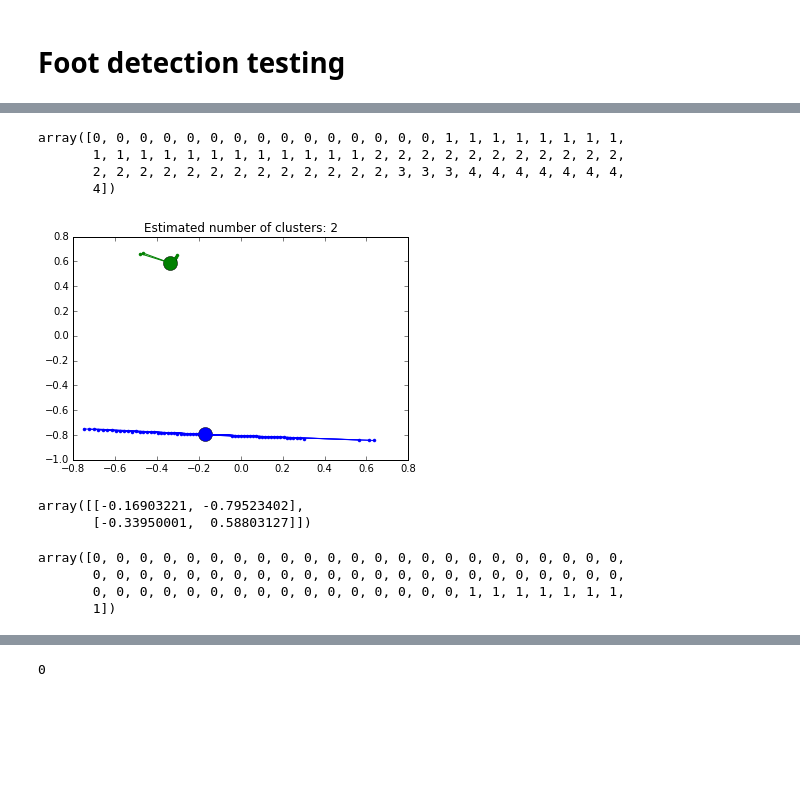
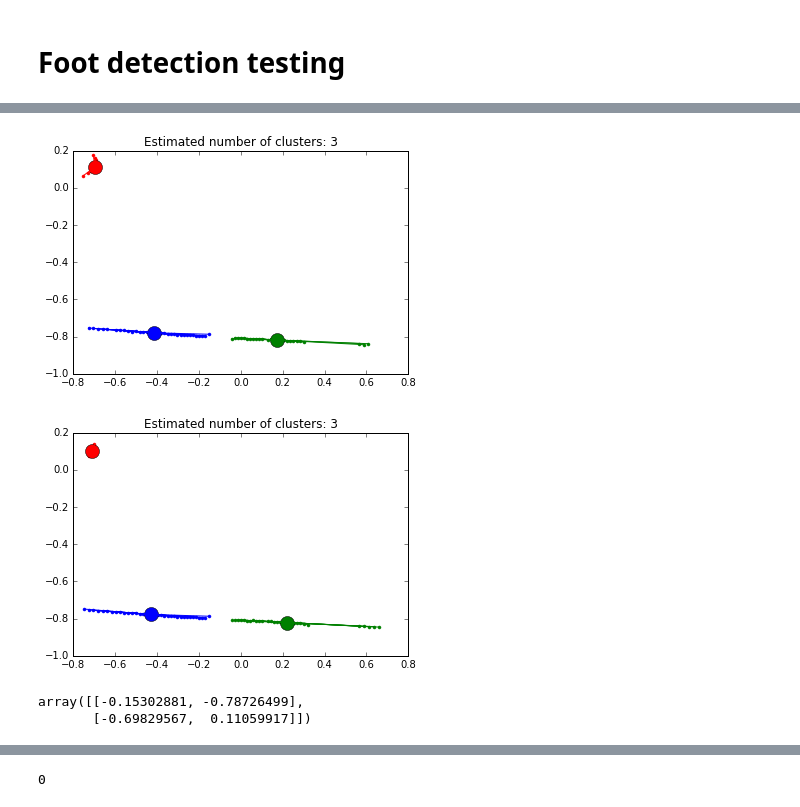
Before and after one commit to paulruvolo/warmup_project_2017, a Jupyter notebook: warmup_project/testing/person_detect_test.ipynb, the cells around one changed output, grey strips where cells are left out. Cells and saved outputs as stored; diff of their text form; code cells hidden in the pictures; blank space fills up the shorter version.

```diff
--- a/warmup_project/testing/person_detect_test.ipynb
+++ b/warmup_project/testing/person_detect_test.ipynb
@@ -56,3 +24,4 @@ def laserToCart(scan):
     return (pts)
 # %%
 X = laserToCart(scan)
+X2 = laserToCart(scan2)
@@ -92,47 +35,38 @@ AffinityPropagation(affinity='euclidean', convergence_iter=15, copy=True,
-# %%
-clustering.labels_
-# %% [output]
-array([0, 0, 0, 0, 0, 0, 0, 0, 0, 0, 0, 0, 0, 0, 0, 1, 1, 1, 1, 1, 1, 1, 1,
-       1, 1, 1, 1, 1, 1, 1, 1, 1, 1, 1, 1, 2, 2, 2, 2, 2, 2, 2, 2, 2, 2, 2,
-       2, 2, 2, 2, 2, 2, 2, 2, 2, 2, 2, 2, 2, 3, 3, 3, 4, 4, 4, 4, 4, 4, 4,
-       4])
-# %%
-af = AffinityPropagation(preference=-10).fit(X)
-cluster_centers_indices = af.cluster_centers_indices_
-labels = af.labels_
-
-n_clusters_ = len(cluster_centers_indices)
 # %%
 import matplotlib.pyplot as plt
 from itertools import cycle
 
-plt.close('all')
-plt.figure(1)
-plt.clf()
+def clusterPlot(X):
+    af = AffinityPropagation(preference=-5).fit(X)
+    cluster_centers_indices = af.cluster_centers_indices_
+    labels = af.labels_
 
-colors = cycle('bgrcmykbgrcmykbgrcmykbgrcmyk')
-for k, col in zip(range(n_clusters_), colors):
-    class_members = labels == k
-    cluster_center = X[cluster_centers_indices[k]]
-    plt.plot(X[class_members, 0], X[class_members, 1], col + '.')
-    plt.plot(cluster_center[0], cluster_center[1], 'o', markerfacecolor=col,
-             markeredgecolor='k', markersize=14)
-    for x in X[class_members]:
-        plt.plot([cluster_center[0], x[0]], [cluster_center[1], x[1]], col)
+    n_clusters_ = len(cluster_centers_indices)
 
-plt.title('Estimated number of clusters: %d' % n_clusters_)
-plt.show()
+    plt.close('all')
+    plt.figure(1)
+    plt.clf()
+
+    colors = cycle('bgrcmykbgrcmykbgrcmykbgrcmyk')
+    for k, col in zip(range(n_clusters_), colors):
+        class_members = labels == k
+        cluster_center = X[cluster_centers_indices[k]]
+        plt.plot(X[class_members, 0], X[class_members, 1], col + '.')
+        plt.plot(cluster_center[0], cluster_center[1], 'o', markerfacecolor=col,
+                 markeredgecolor='k', markersize=14)
+        for x in X[class_members]:
+            plt.plot([cluster_center[0], x[0]], [cluster_center[1], x[1]], col)
+
+    plt.title('Estimated number of clusters: %d' % n_clusters_)
+    plt.show()
-# %% [output]
-[figure, removed]
+# %%
+clusterPlot(X)
+clusterPlot(X2)
+# %% [output]
+[figure, added]
+[figure, added]
 # %%
 af.cluster_centers_
 # %% [output]
-array([[-0.16903221, -0.79523402],
-       [-0.33950001,  0.58803127]])
+array([[-0.15302881, -0.78726499],
+       [-0.69829567,  0.11059917]])
-# %%
-af.labels_
-# %% [output]
-array([0, 0, 0, 0, 0, 0, 0, 0, 0, 0, 0, 0, 0, 0, 0, 0, 0, 0, 0, 0, 0, 0, 0,
-       0, 0, 0, 0, 0, 0, 0, 0, 0, 0, 0, 0, 0, 0, 0, 0, 0, 0, 0, 0, 0, 0, 0,
-       0, 0, 0, 0, 0, 0, 0, 0, 0, 0, 0, 0, 0, 0, 0, 0, 1, 1, 1, 1, 1, 1, 1,
-       1])
```
Also changed, not shown: parts of 21 cells of this notebook, 4 other files.
